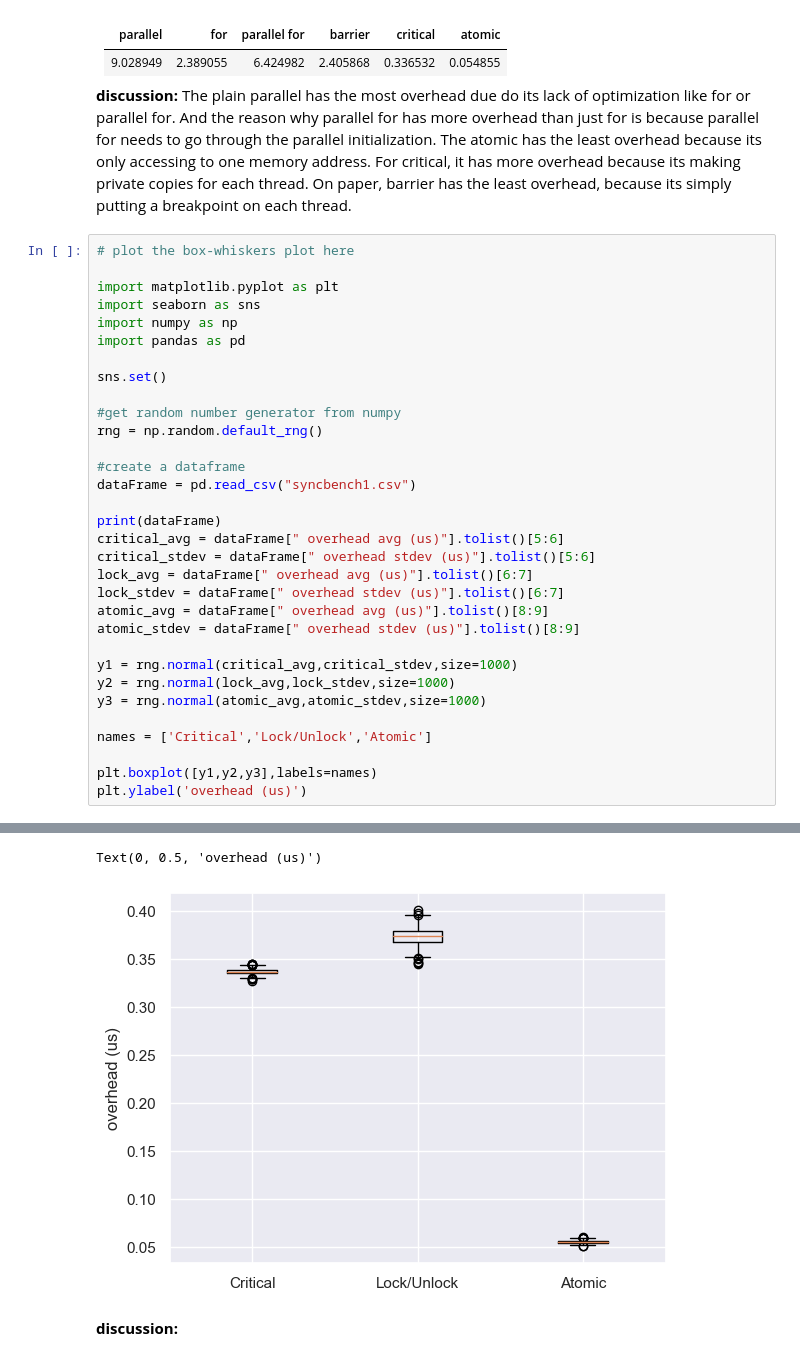
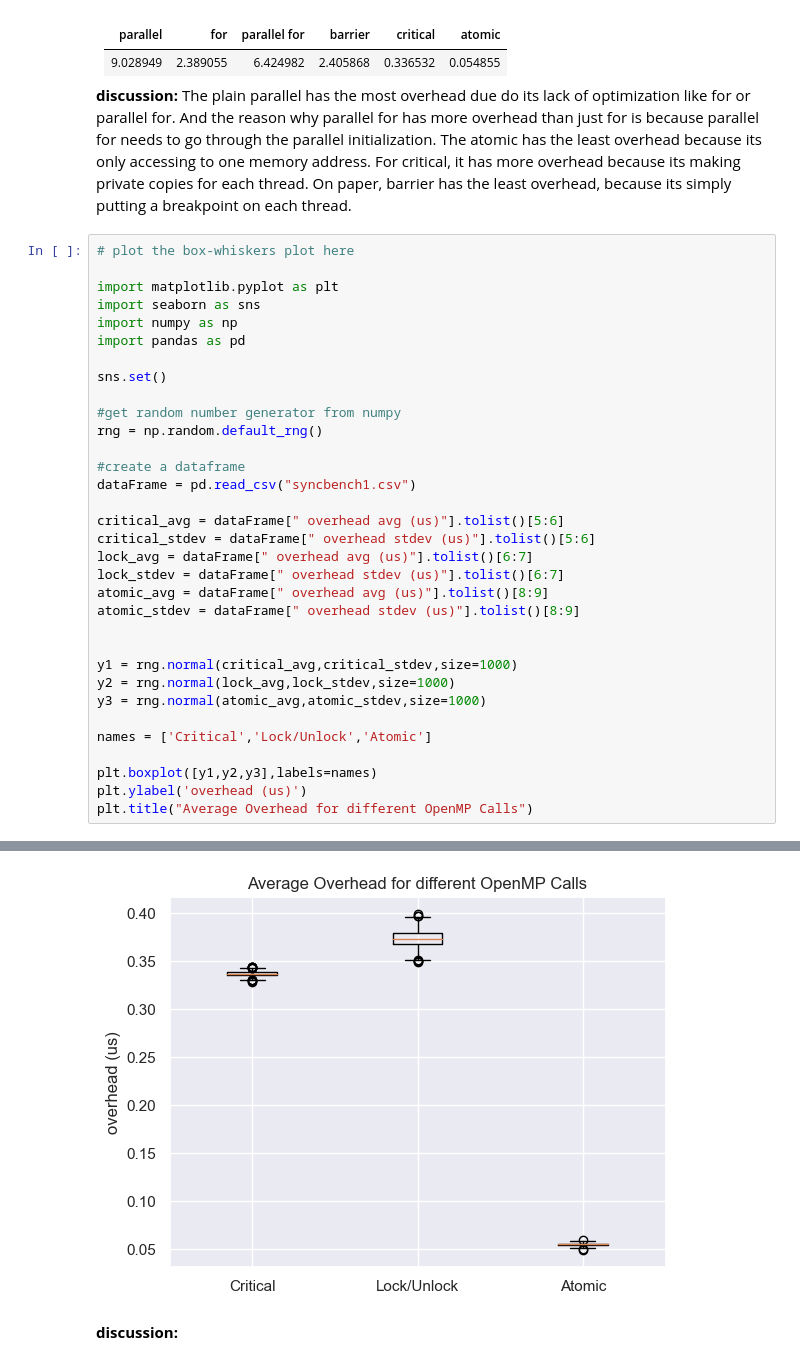
Before and after one commit to awwle6107/eecs569_assignment, a Jupyter notebook: hw2/hw02-submission-groupname.ipynb, the cells around one changed output, grey strips where cells are left out. Saved outputs shown, nothing was run; the diff lists cells and outputs as text.

Commit message:
updated graphs

```diff
--- a/hw2/hw02-submission-groupname.ipynb
+++ b/hw2/hw02-submission-groupname.ipynb
@@ -75,13 +75,13 @@ rng = np.random.default_rng()
 #create a dataframe
 dataFrame = pd.read_csv("syncbench1.csv")
 
-print(dataFrame)
 critical_avg = dataFrame[" overhead avg (us)"].tolist()[5:6]
 critical_stdev = dataFrame[" overhead stdev (us)"].tolist()[5:6]
 lock_avg = dataFrame[" overhead avg (us)"].tolist()[6:7]
 lock_stdev = dataFrame[" overhead stdev (us)"].tolist()[6:7]
 atomic_avg = dataFrame[" overhead avg (us)"].tolist()[8:9]
 atomic_stdev = dataFrame[" overhead stdev (us)"].tolist()[8:9]
+
 
 y1 = rng.normal(critical_avg,critical_stdev,size=1000)
 y2 = rng.normal(lock_avg,lock_stdev,size=1000)
@@ -91,4 +91,5 @@ names = ['Critical','Lock/Unlock','Atomic']
 
 plt.boxplot([y1,y2,y3],labels=names)
 plt.ylabel('overhead (us)')
+plt.title("Average Overhead for different OpenMP Calls")
 # %% [output]
@@ -112,5 +97,4 @@ plt.ylabel('overhead (us)')
-Text(0, 0.5, 'overhead (us)')
-[figure, old version]
+[figure, new version]
 # %% [markdown]
 **discussion:**
 # %% [markdown]
```
Also changed, not shown: parts of 8 cells of this notebook.
